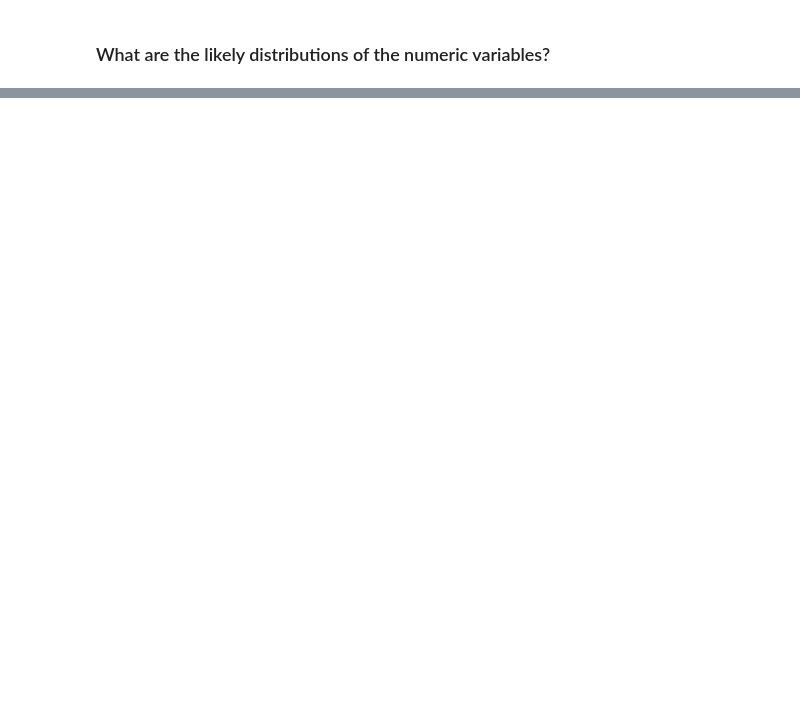
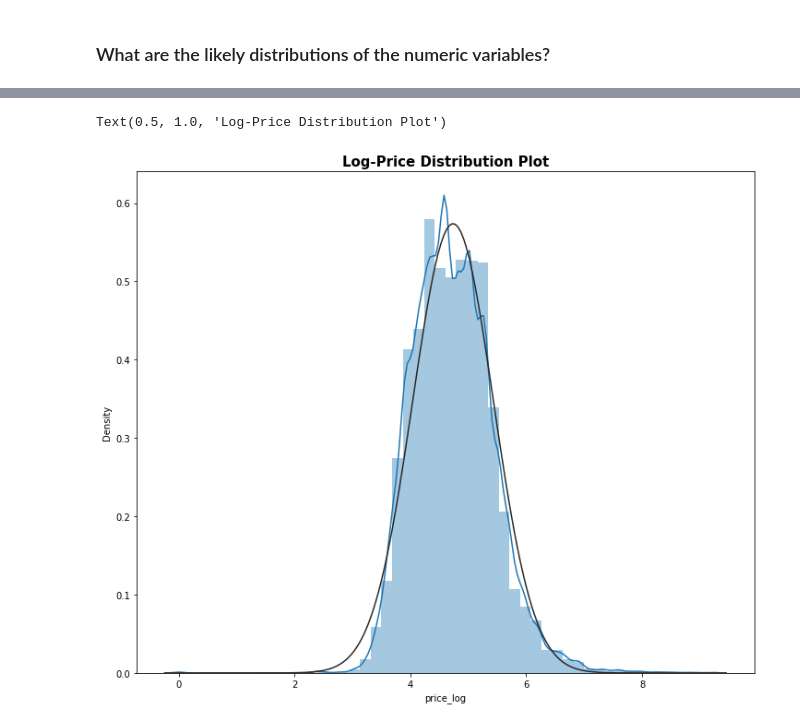
Before and after one commit to midhunmohank/DS, a Jupyter notebook: Notebooks/ML Data Cleaning and Feature Selection.ipynb, the cells around one changed output, grey strips where cells are left out. Cells and saved outputs as stored; diff of their text form; code cells hidden in the pictures; blank space fills up the shorter version.

```diff
--- a/Notebooks/ML Data Cleaning and Feature Selection.ipynb
+++ b/Notebooks/ML Data Cleaning and Feature Selection.ipynb
@@ -144,0 +187,9 @@ AttributeError: 'str' object has no attribute 'fit'
+# %%
+df['price_log'] = np.log(df.price+1)
+# %%
+plt.figure(figsize=(12,10))
+sns.distplot(df['price_log'], fit=norm)
+plt.title("Log-Price Distribution Plot",size=15, weight='bold')
+# %% [output]
+Text(0.5, 1.0, 'Log-Price Distribution Plot')
+[figure, added]
```
Also changed, not shown: parts of 13 cells of this notebook.
